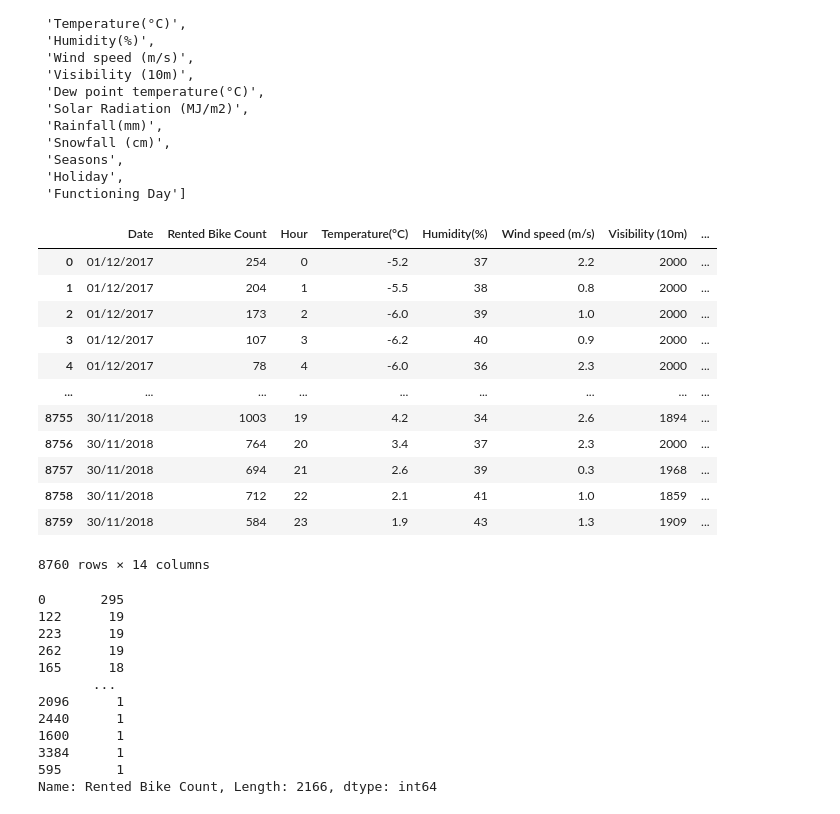
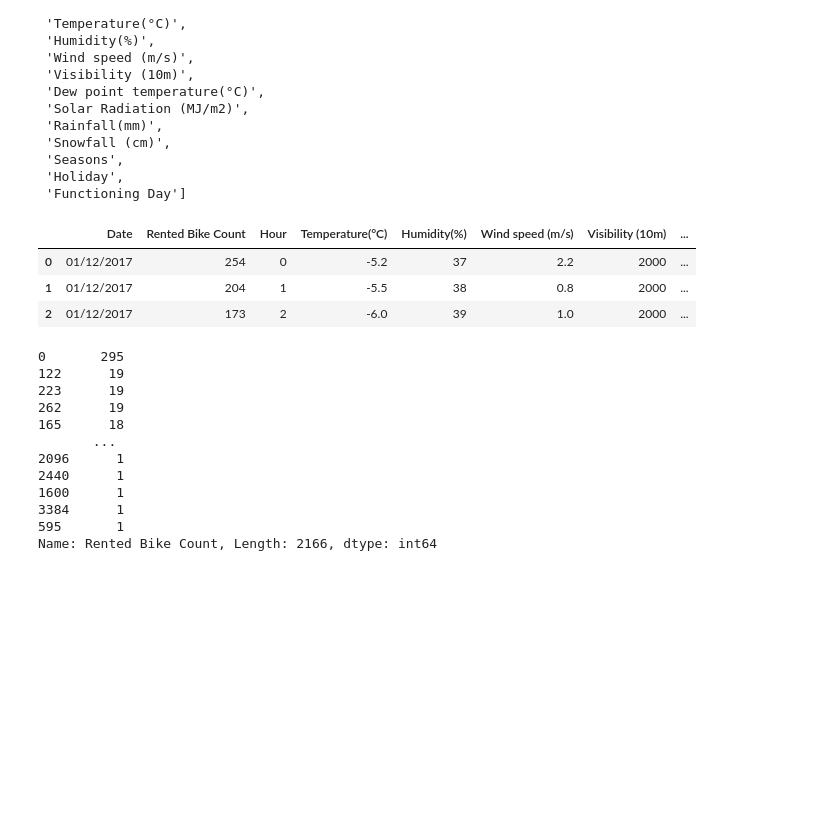
Before and after one commit to EnzoSilva14/Seoul_Bike_Sharing, a Jupyter notebook: Projeto 2.ipynb, the cells around one changed output. Drawn from its saved outputs; the diff is of its cells as text; code cells hidden in the pictures; blank space fills up the shorter version.

Commit message:
Add files via upload
Limpeza da base de dados

```diff
--- a/Projeto 2.ipynb
+++ b/Projeto 2.ipynb
@@ -41,5 +42,5 @@ import math
 import matplotlib.pyplot as plt
 %matplotlib inline
 # %%
-dados = pd.read_csv('SeoulBikeData.csv', encoding='ISO-8859-1')
+df = pd.read_csv('SeoulBikeData.csv', encoding='ISO-8859-1')
 # %%
@@ -60,19 +61,10 @@ list(dados)
  'Holiday',
  'Functioning Day']
 # %%
-dados
+df.head(3)
 # %% [output]
 |  | Date | Rented Bike Count | Hour | Temperature(°C) | Humidity(%) | Wind speed (m/s) | Visibility (10m) | ... |
 | 0 | 01/12/2017 | 254 | 0 | -5.2 | 37 | 2.2 | 2000 | ... |
 | 1 | 01/12/2017 | 204 | 1 | -5.5 | 38 | 0.8 | 2000 | ... |
 | 2 | 01/12/2017 | 173 | 2 | -6.0 | 39 | 1.0 | 2000 | ... |
-| 3 | 01/12/2017 | 107 | 3 | -6.2 | 40 | 0.9 | 2000 | ... |
-| 4 | 01/12/2017 | 78 | 4 | -6.0 | 36 | 2.3 | 2000 | ... |
-| ... | ... | ... | ... | ... | ... | ... | ... | ... |
-| 8755 | 30/11/2018 | 1003 | 19 | 4.2 | 34 | 2.6 | 1894 | ... |
-| 8756 | 30/11/2018 | 764 | 20 | 3.4 | 37 | 2.3 | 2000 | ... |
-| 8757 | 30/11/2018 | 694 | 21 | 2.6 | 39 | 0.3 | 1968 | ... |
-| 8758 | 30/11/2018 | 712 | 22 | 2.1 | 41 | 1.0 | 1859 | ... |
-| 8759 | 30/11/2018 | 584 | 23 | 1.9 | 43 | 1.3 | 1909 | ... |
-8760 rows × 14 columns
 # %%
```
Also changed, not shown: parts of 20 cells of this notebook.
